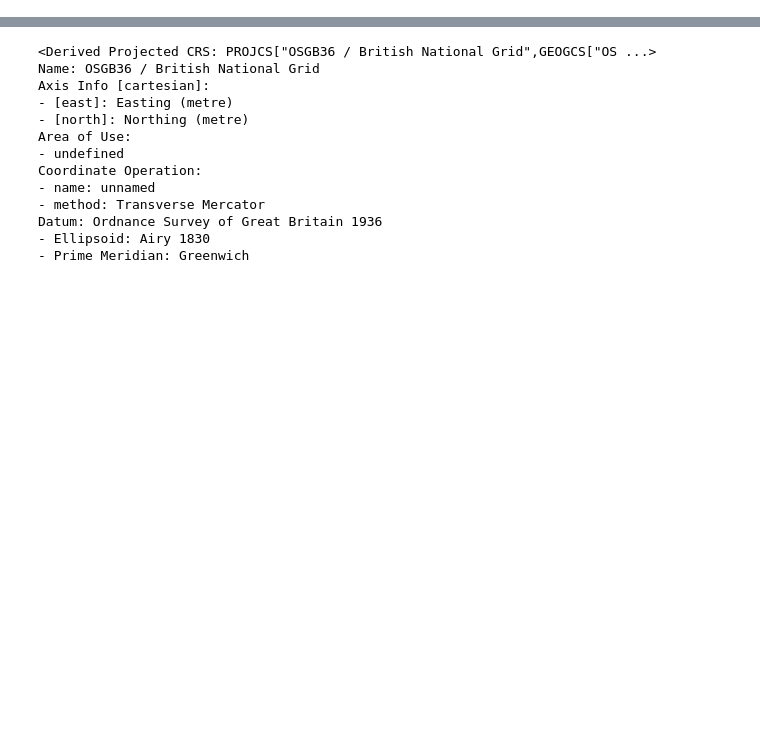
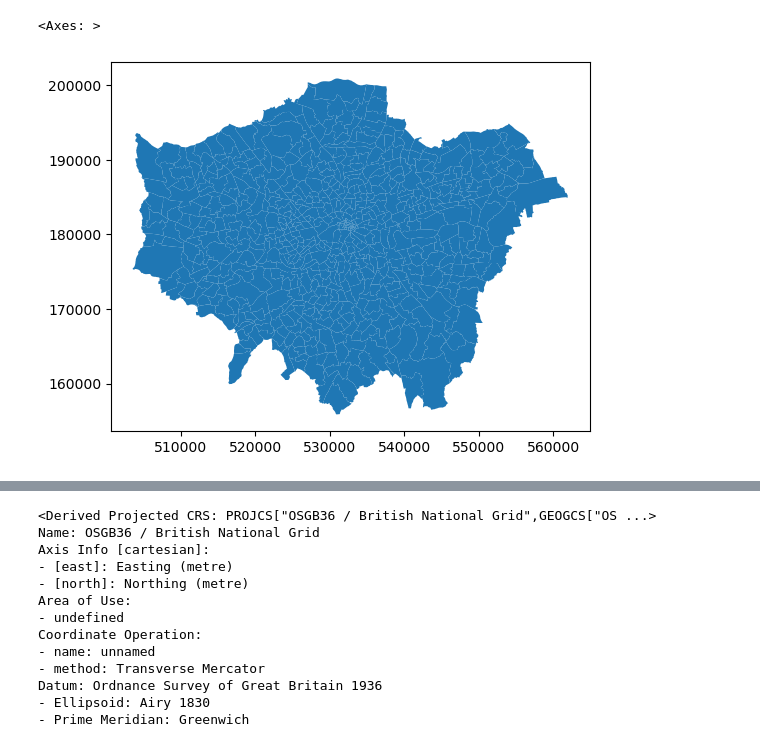
Before and after one commit to mushtary-mumu/crime_patterns, a Jupyter notebook: src/notebooks/load_data.ipynb, the cells around one changed output, grey strips where cells are left out. Cells and saved outputs as stored; diff of their text form; code cells hidden in the pictures; blank space fills up the shorter version.

```diff
--- a/src/notebooks/load_data.ipynb
+++ b/src/notebooks/load_data.ipynb
@@ -198,0 +71,9 @@ mps_ward_burglary_2019_gdf.to_file(join(cleaned_data_dir, "MPS_Ward_Level_burgla
+# %%
+london_ward["dissolve_key"] = "dissolve"
+london_ward_dissolved = london_ward.dissolve(by="dissolve_key")
+london_ward_dissolved.loc[:, "NAME"]  = "Greater London Area"
+# %%
+london_ward.plot()
+# %% [output]
+<Axes: >
+[figure, added]
```
Also changed, not shown: parts of 30 cells of this notebook, 6 other files.
